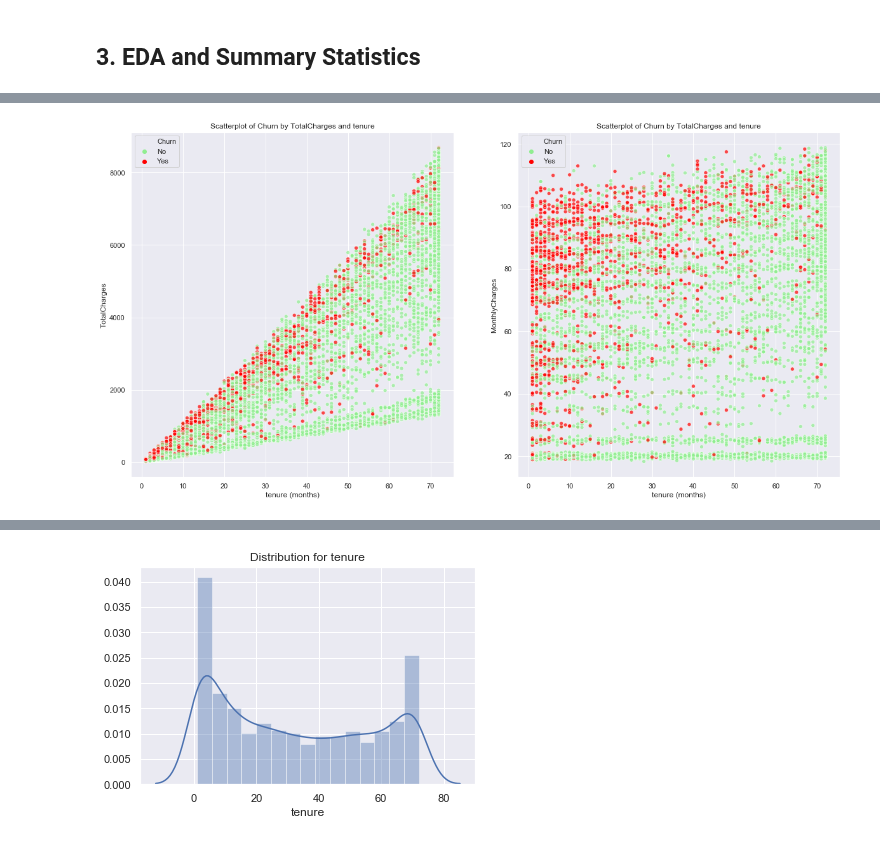
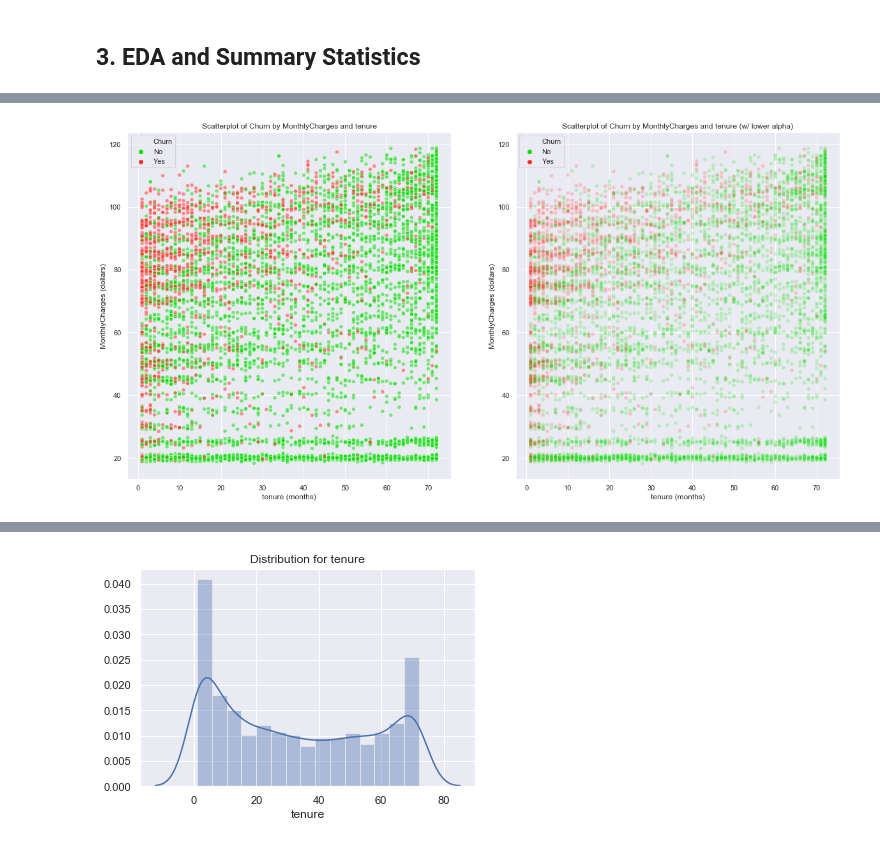
Before and after one commit to ayn28/Project-Portfolio, a Jupyter notebook: current-capstone-project/customer-churn/Customer_Churn.ipynb, the cells around one changed output, grey strips where cells are left out. Cells and saved outputs as stored; diff of their text form; code cells hidden in the pictures.

```diff
--- a/current-capstone-project/customer-churn/Customer_Churn.ipynb
+++ b/current-capstone-project/customer-churn/Customer_Churn.ipynb
@@ -245,17 +326,22 @@ plt.title('Churn Count in Data');
 # %%
-# Scatterplot of Churn by TotalCharges and tenure
+# Draw figure to render subsequent plots
 plt.figure(figsize=(20, 10));
-plt.subplot(121);
-sns.scatterplot(x='tenure', y='TotalCharges', hue='Churn', palette=['lightgreen', 'red'], alpha=0.7, data=df);
-plt.xlabel('tenure (months)');
-plt.title('Scatterplot of Churn by TotalCharges and tenure');
 
 # Scatterplot of Churn by MonthlyCharges and tenure
+plt.subplot(121);
+sns.scatterplot(x='tenure', y='MonthlyCharges', hue='Churn', palette=[lightgreen, red], alpha=0.50, data=df);
+plt.xlabel('tenure (months)');
+plt.ylabel('MonthlyCharges (dollars)');
+plt.title('Scatterplot of Churn by MonthlyCharges and tenure');
+
+# Display same scatterplot using lower alpha value
 plt.subplot(122);
-sns.scatterplot(x='tenure', y='MonthlyCharges', hue='Churn', palette=['lightgreen', 'red'], alpha=0.7, data=df);
+sns.scatterplot(x='tenure', y='MonthlyCharges', hue='Churn', palette=[lightgreen, red], alpha=0.20, data=df);
 plt.xlabel('tenure (months)');
-plt.title('Scatterplot of Churn by TotalCharges and tenure');
+plt.ylabel('MonthlyCharges (dollars)');
+plt.title('Scatterplot of Churn by MonthlyCharges and tenure (w/ lower alpha)');
 
+# Display plots
 plt.show()
 # %% [output]
-[figure, old version]
+[figure, new version]
```
Also changed, not shown: parts of 40 cells of this notebook.
